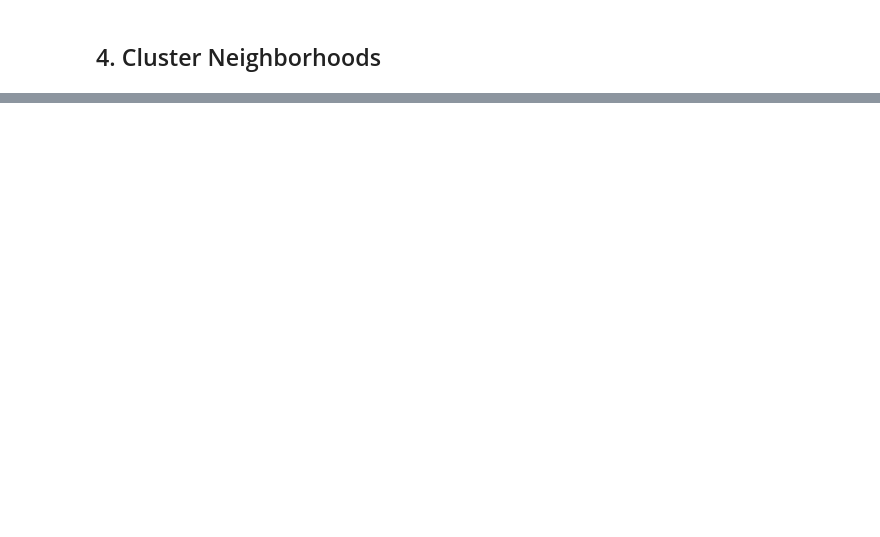
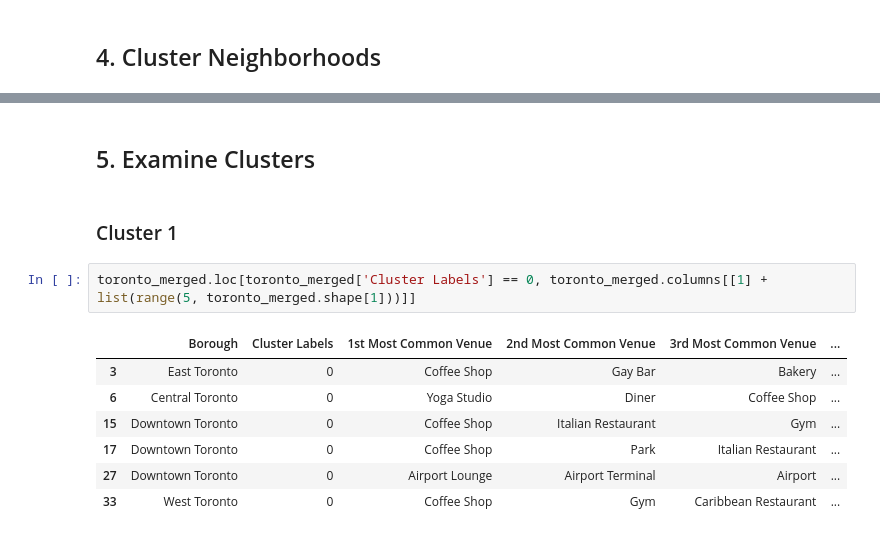
Before and after one commit to scrooksjr/Coursera_Capstone, a Jupyter notebook: Segmenting_Clustering.ipynb, the cells around one changed output, grey strips where cells are left out. Drawn from its saved outputs; the diff is of its cells as text; blank space fills up the shorter version.

```diff
--- a/Segmenting_Clustering.ipynb
+++ b/Segmenting_Clustering.ipynb
@@ -833,3 +808,17 @@ for lat, lon, poi, cluster in zip(toronto_merged['Latitude'], toronto_merged['Lo
 map_clusters
 # %% [output]
 [interactive output not drawn]
+# %% [markdown]
+## 5. Examine Clusters
+# %% [markdown]
+### Cluster 1
+# %%
+toronto_merged.loc[toronto_merged['Cluster Labels'] == 0, toronto_merged.columns[[1] + list(range(5, toronto_merged.shape[1]))]]
+# %% [output]
+|  | Borough | Cluster Labels | 1st Most Common Venue | 2nd Most Common Venue | 3rd Most Common Venue | ... |
+| 3 | East Toronto | 0 | Coffee Shop | Gay Bar | Bakery | ... |
+| 6 | Central Toronto | 0 | Yoga Studio | Diner | Coffee Shop | ... |
+| 15 | Downtown Toronto | 0 | Coffee Shop | Italian Restaurant | Gym | ... |
+| 17 | Downtown Toronto | 0 | Coffee Shop | Park | Italian Restaurant | ... |
+| 27 | Downtown Toronto | 0 | Airport Lounge | Airport Terminal | Airport | ... |
+| 33 | West Toronto | 0 | Coffee Shop | Gym | Caribbean Restaurant | ... |
```
Also changed, not shown: parts of 14 cells of this notebook.
